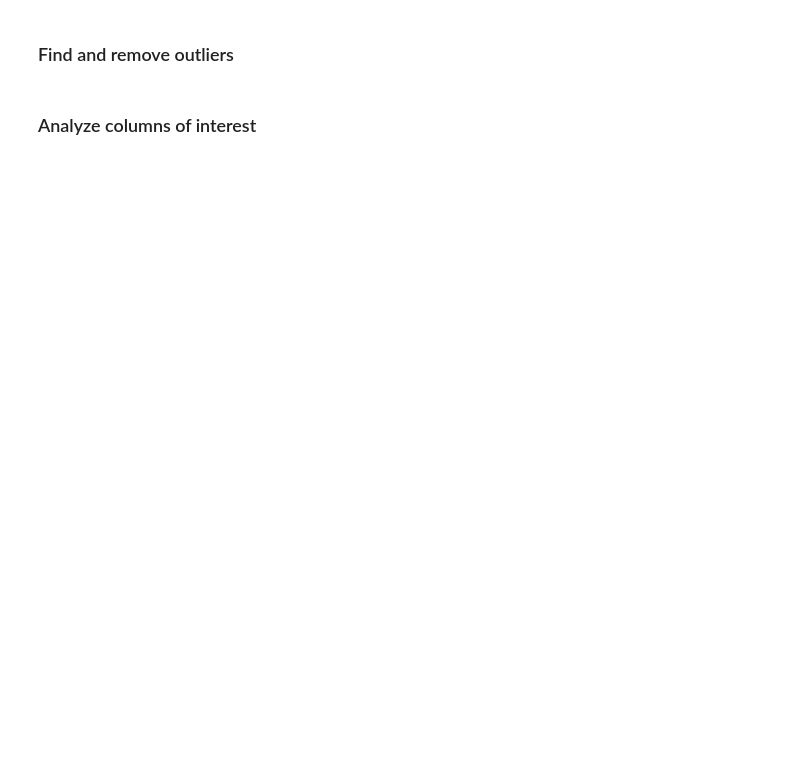
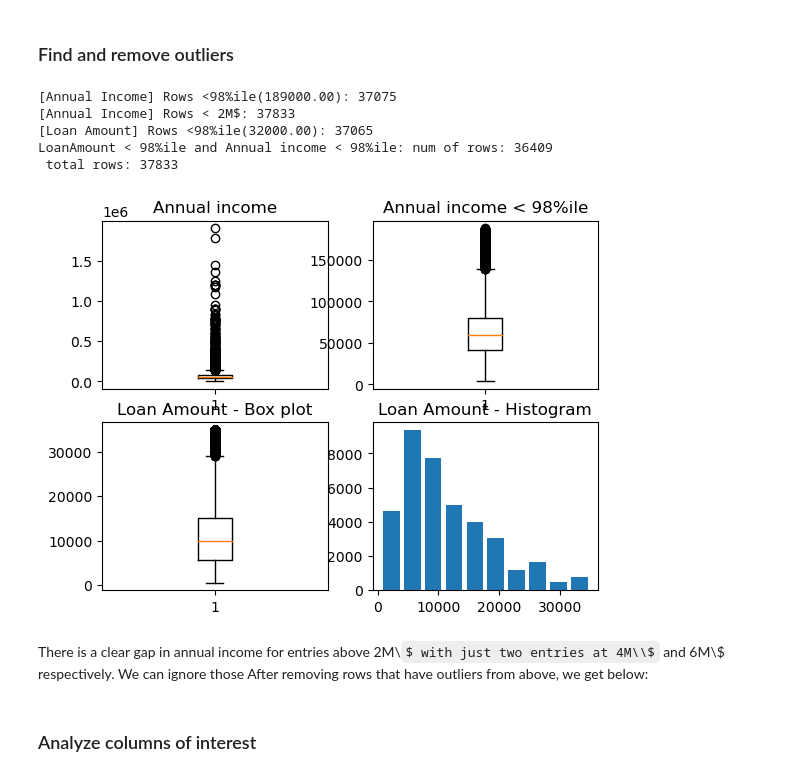
Before and after one commit to maniteja6799/lending_club_eda, a Jupyter notebook: CaseStudy_Loans_EDA.ipynb, the cells around one changed output. Drawn from its saved outputs; the diff is of its cells as text; code cells hidden in the pictures; some formulas as TeX source; blank space fills up the shorter version.

```diff
--- a/CaseStudy_Loans_EDA.ipynb
+++ b/CaseStudy_Loans_EDA.ipynb
@@ -259,3 +261,41 @@ column_desc_df.loc[:, ['LoanStatNew', 'Description']]
 | 42 | zip_code | The first 3 numbers of the zip co... |
 # %% [markdown]
 ### Find and remove outliers
+# %%
+plt.subplot(2, 2, 1)
+plt.subplot(2, 2, 1).set_title('Annual income')
+plt.boxplot(loan_data_df.annual_inc)
+
+plt.subplot(2, 2, 2)
+plt.subplot(2, 2, 2).set_title('Annual income < 98%ile')
+plt.boxplot(loan_data_df.annual_inc[loan_data_df.annual_inc < loan_data_df.annual_inc.quantile(0.98)])
+
+
+print("[Annual Income] Rows <98%%ile(%.2f): %d" % (loan_data_df.annual_inc.quantile(0.98), (loan_data_df.annual_inc < loan_data_df.annual_inc.quantile(0.98)).sum()))
+print("[Annual Income] Rows < 2M$: %d" % ((loan_data_df.annual_inc < 2000000).sum()))
+
+plt.subplot(2, 2, 3)
+plt.subplot(2, 2, 3).set_title('Loan Amount - Box plot')
+plt.boxplot(loan_data_df.loan_amnt)
+
+plt.subplot(2, 2, 4)
+plt.subplot(2, 2, 4).set_title('Loan Amount - Histogram')
+plt.hist(loan_data_df.loan_amnt, rwidth=0.8)
+
+print("[Loan Amount] Rows <98%%ile(%.2f): %d" % (loan_data_df.loan_amnt.quantile(0.98), (loan_data_df.loan_amnt < loan_data_df.loan_amnt.quantile(0.98)).sum()))
+
+print("LoanAmount < 98%%ile and Annual income < 98%%ile: num of rows: %d" % (loan_data_df[(loan_data_df.loan_amnt < loan_data_df.loan_amnt.quantile(0.98)) &
+                                                                                        (loan_data_df.annual_inc < loan_data_df.annual_inc.quantile(0.98))].shape[0]))
+print(f" total rows: {loan_data_df.shape[0]}")
+
+plt.show()
+# %% [output]
+[Annual Income] Rows <98%ile(189000.00): 37075
+[Annual Income] Rows < 2M$: 37833
+[Loan Amount] Rows <98%ile(32000.00): 37065
+LoanAmount < 98%ile and Annual income < 98%ile: num of rows: 36409
+ total rows: 37833
+[figure, added]
+# %% [markdown]
+There is a clear gap in annual income for entries above 2M\\$ with just two entries at 4M\\$ and 6M\\$ respectively. We can ignore those
+After removing rows that have outliers from above, we get below:
```
Also changed, not shown: parts of 14 cells of this notebook.
